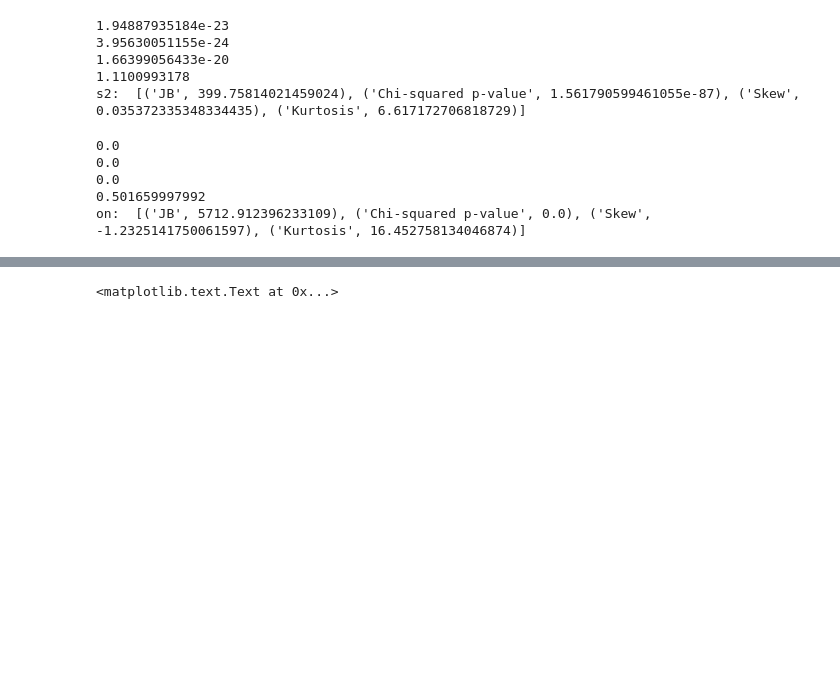
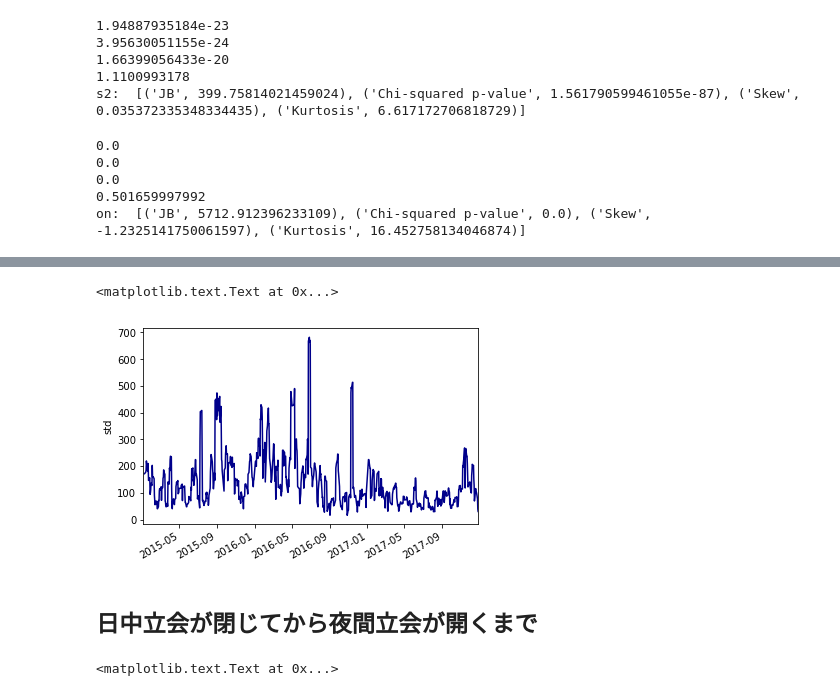
Before and after one commit to innovation1005/python3-for-system-trade, a Jupyter notebook: pan12-2015_2017.ipynb, the cells around one changed output, grey strips where cells are left out. Saved outputs shown, nothing was run; the diff lists cells and outputs as text; code cells hidden in the pictures; blank space fills up the shorter version.

```diff
--- a/pan12-2015_2017.ipynb
+++ b/pan12-2015_2017.ipynb
@@ -171,3 +196,12 @@ on:  [('JB', 5712.912396233109), ('Chi-squared p-value', 0.0), ('Skew', -1.23251
+# %%
+plt.figure(figsize=(6,4))
+pd.Series.rolling(session.s1,5).std().plot(color='darkblue')
+plt.ylabel('std')
+# %% [output]
+<matplotlib.text.Text at 0x...>
+[figure, added]
+# %% [markdown]
+## 日中立会が閉じてから夜間立会が開くまで
 # %%
 #s12におけるロングオンリー戦略のリターンの期間構造
 plt.figure(figsize=(5,2.8))
```
Also changed, not shown: parts of 40 cells of this notebook.
